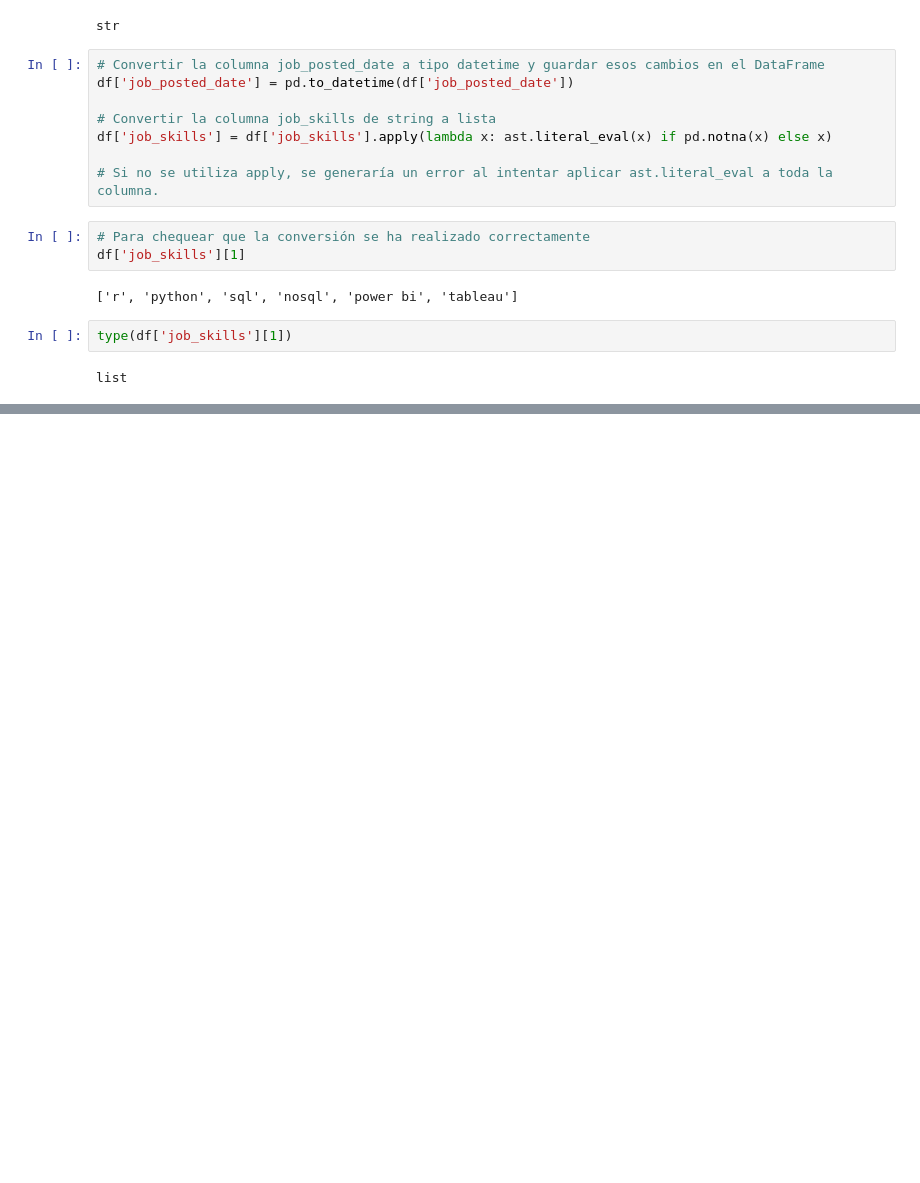
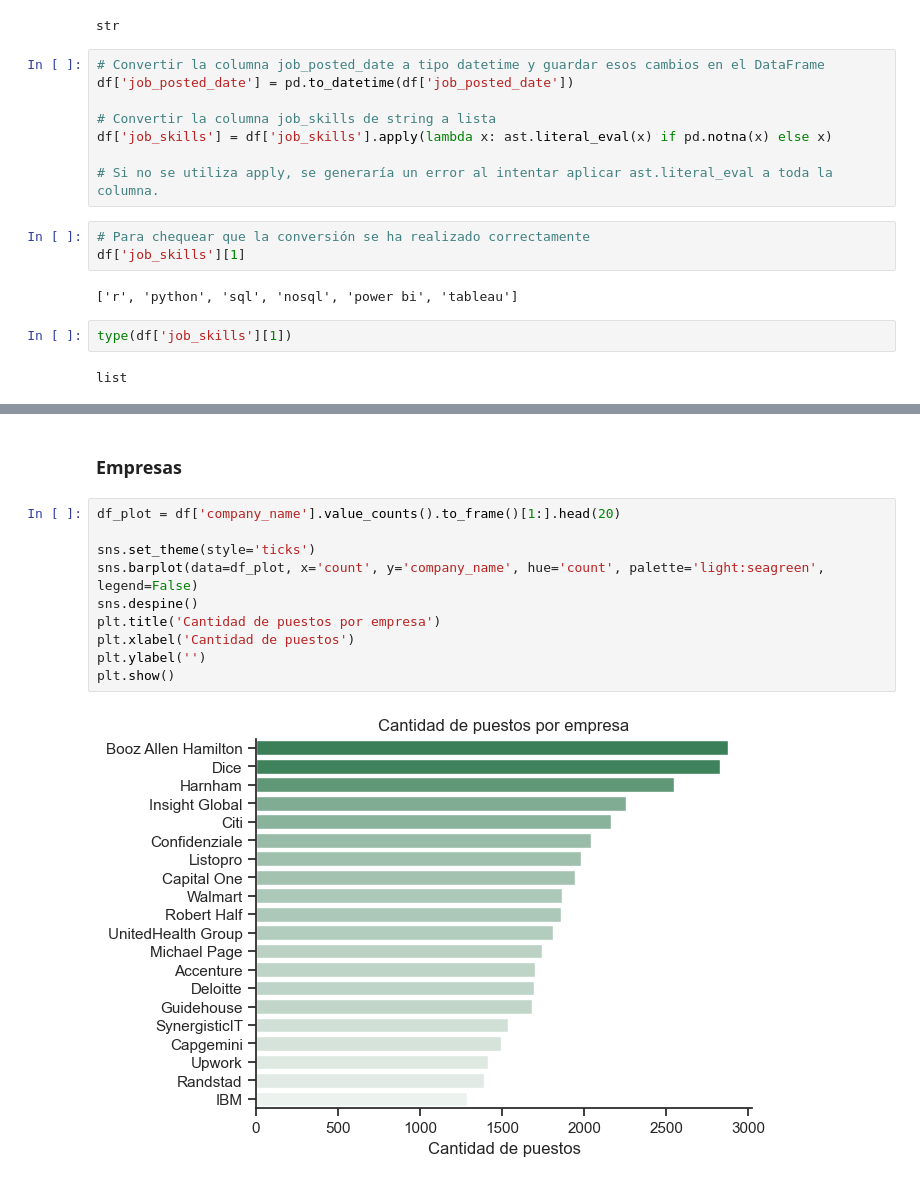
Before and after one commit to sofialaveihle/python-data-analytics-project, a Jupyter notebook: 1_EDA.ipynb, the cells around one changed output, grey strips where cells are left out. Drawn from its saved outputs; the diff is of its cells as text; blank space fills up the shorter version.

```diff
--- a/1_EDA.ipynb
+++ b/1_EDA.ipynb
@@ -64,0 +103,14 @@ list
+# %% [markdown]
+### Empresas
+# %%
+df_plot = df['company_name'].value_counts().to_frame()[1:].head(20)
+
+sns.set_theme(style='ticks')
+sns.barplot(data=df_plot, x='count', y='company_name', hue='count', palette='light:seagreen', legend=False)
+sns.despine()
+plt.title('Cantidad de puestos por empresa')
+plt.xlabel('Cantidad de puestos')
+plt.ylabel('')
+plt.show()
+# %% [output]
+[figure, added]
```
Also changed, not shown: parts of 26 cells of this notebook.
